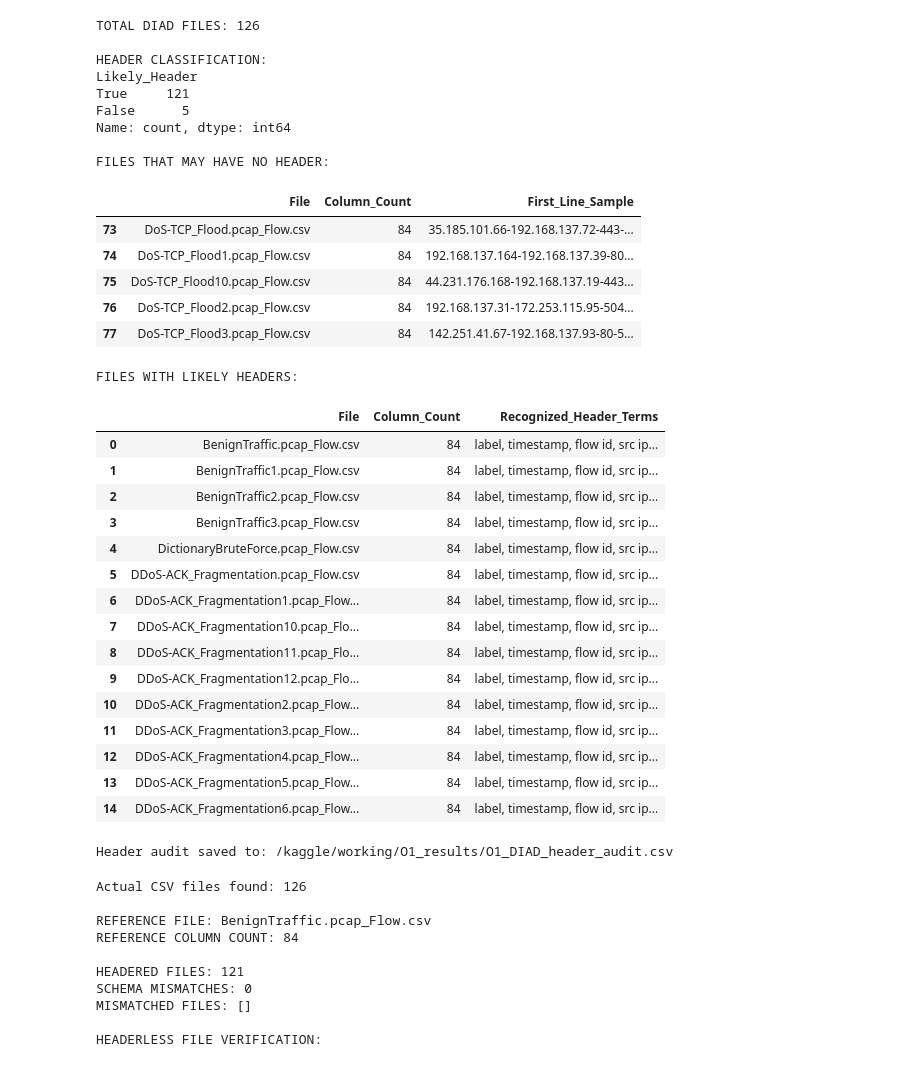
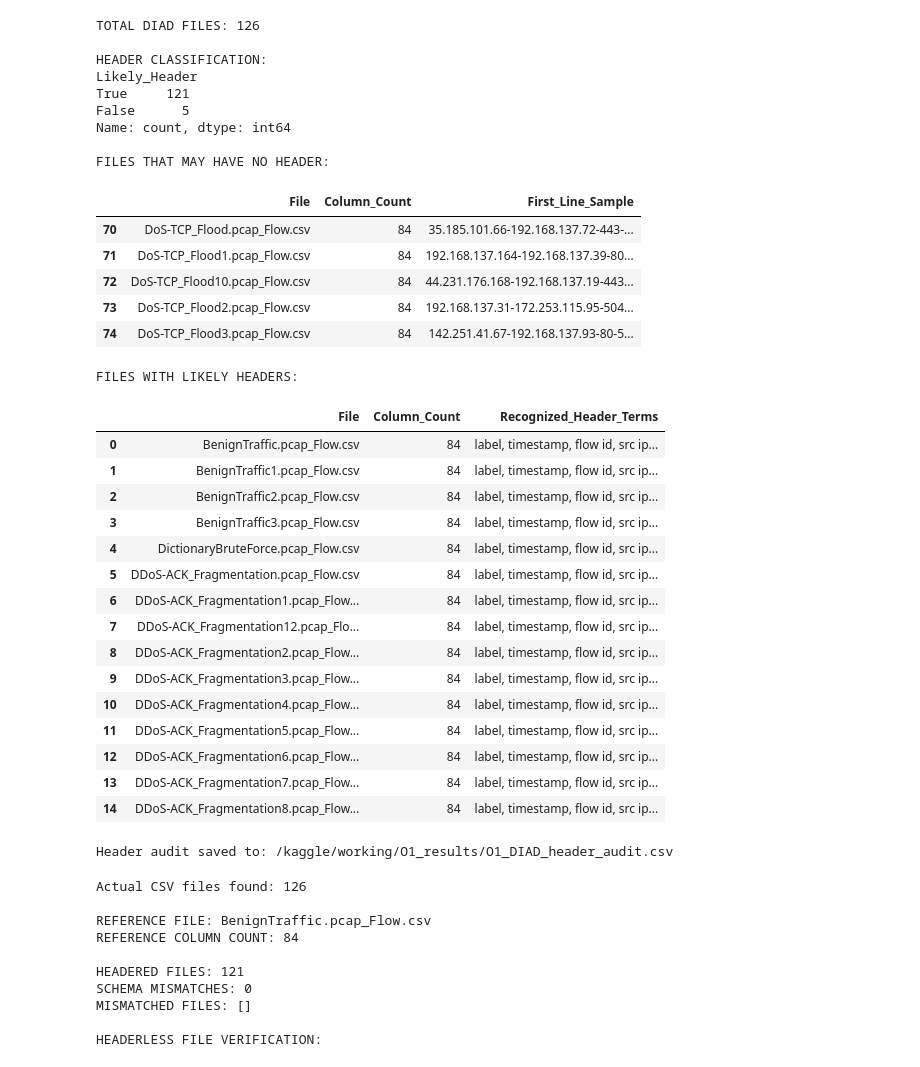
Before and after one commit to aendris18/connect-the-dots, a Jupyter notebook: iot-intrusion-2.ipynb, the cells around one changed output. Drawn from its saved outputs; the diff is of its cells as text; code cells hidden in the pictures.

```diff
--- a/iot-intrusion-2.ipynb
+++ b/iot-intrusion-2.ipynb
@@ -56,7 +56,7 @@ import numpy as np
 # 1. DATASET PATHS
 # ------------------------------------------------------------
 
-DIAD_PATH = "/kaggle/input/datasets/aymeneinformatique/cic-diad-new-2024"
+DIAD_PATH = "/kaggle/input/datasets/mostafaaliogab/cic-iot-diad-2024-dataset"
 
 IOT23_PATH = "/kaggle/input/datasets/akashdogra/cic-iot-2023"
 
@@ -507,7 +507,7 @@ import re
 import pandas as pd
 from collections import Counter, defaultdict
 
-DIAD_PATH = "/kaggle/input/datasets/aymeneinformatique/cic-diad-new-2024"
+DIAD_PATH = "/kaggle/input/datasets/mostafaaliogab/cic-iot-diad-2024-dataset"
 
 files = glob.glob(os.path.join(DIAD_PATH, "**", "*.csv"), recursive=True)
 
@@ -572,46 +572,46 @@ display(
     header_audit[header_audit["Likely_Header"] == True][
         ["File", "Column_Count", "Recognized_Header_Terms"]
     ].head(15)
 )
 
 # Save audit
 audit_path = "/kaggle/working/O1_results/O1_DIAD_header_audit.csv"
 header_audit.to_csv(audit_path, index=False)
 
 print("\nHeader audit saved to:", audit_path)
 # %% [output]
 TOTAL DIAD FILES: 126
 
 HEADER CLASSIFICATION:
 Likely_Header
 True     121
 False      5
 Name: count, dtype: int64
 
 FILES THAT MAY HAVE NO HEADER:
 |  | File | Column_Count | First_Line_Sample |
-| 73 | DoS-TCP_Flood.pcap_Flow.csv | 84 | 35.185.101.66-192.168.137.72-443-... |
-| 74 | DoS-TCP_Flood1.pcap_Flow.csv | 84 | 192.168.137.164-192.168.137.39-80... |
-| 75 | DoS-TCP_Flood10.pcap_Flow.csv | 84 | 44.231.176.168-192.168.137.19-443... |
-| 76 | DoS-TCP_Flood2.pcap_Flow.csv | 84 | 192.168.137.31-172.253.115.95-504... |
-| 77 | DoS-TCP_Flood3.pcap_Flow.csv | 84 | 142.251.41.67-192.168.137.93-80-5... |
+| 70 | DoS-TCP_Flood.pcap_Flow.csv | 84 | 35.185.101.66-192.168.137.72-443-... |
+| 71 | DoS-TCP_Flood1.pcap_Flow.csv | 84 | 192.168.137.164-192.168.137.39-80... |
+| 72 | DoS-TCP_Flood10.pcap_Flow.csv | 84 | 44.231.176.168-192.168.137.19-443... |
+| 73 | DoS-TCP_Flood2.pcap_Flow.csv | 84 | 192.168.137.31-172.253.115.95-504... |
+| 74 | DoS-TCP_Flood3.pcap_Flow.csv | 84 | 142.251.41.67-192.168.137.93-80-5... |
 FILES WITH LIKELY HEADERS:
 |  | File | Column_Count | Recognized_Header_Terms |
 | 0 | BenignTraffic.pcap_Flow.csv | 84 | label, timestamp, flow id, src ip... |
 | 1 | BenignTraffic1.pcap_Flow.csv | 84 | label, timestamp, flow id, src ip... |
 | 2 | BenignTraffic2.pcap_Flow.csv | 84 | label, timestamp, flow id, src ip... |
 | 3 | BenignTraffic3.pcap_Flow.csv | 84 | label, timestamp, flow id, src ip... |
 | 4 | DictionaryBruteForce.pcap_Flow.csv | 84 | label, timestamp, flow id, src ip... |
 | 5 | DDoS-ACK_Fragmentation.pcap_Flow.csv | 84 | label, timestamp, flow id, src ip... |
 | 6 | DDoS-ACK_Fragmentation1.pcap_Flow... | 84 | label, timestamp, flow id, src ip... |
-| 7 | DDoS-ACK_Fragmentation10.pcap_Flo... | 84 | label, timestamp, flow id, src ip... |
-| 8 | DDoS-ACK_Fragmentation11.pcap_Flo... | 84 | label, timestamp, flow id, src ip... |
-| 9 | DDoS-ACK_Fragmentation12.pcap_Flo... | 84 | label, timestamp, flow id, src ip... |
-| 10 | DDoS-ACK_Fragmentation2.pcap_Flow... | 84 | label, timestamp, flow id, src ip... |
-| 11 | DDoS-ACK_Fragmentation3.pcap_Flow... | 84 | label, timestamp, flow id, src ip... |
-| 12 | DDoS-ACK_Fragmentation4.pcap_Flow... | 84 | label, timestamp, flow id, src ip... |
-| 13 | DDoS-ACK_Fragmentation5.pcap_Flow... | 84 | label, timestamp, flow id, src ip... |
-| 14 | DDoS-ACK_Fragmentation6.pcap_Flow... | 84 | label, timestamp, flow id, src ip... |
+| 7 | DDoS-ACK_Fragmentation12.pcap_Flo... | 84 | label, timestamp, flow id, src ip... |
+| 8 | DDoS-ACK_Fragmentation2.pcap_Flow... | 84 | label, timestamp, flow id, src ip... |
+| 9 | DDoS-ACK_Fragmentation3.pcap_Flow... | 84 | label, timestamp, flow id, src ip... |
+| 10 | DDoS-ACK_Fragmentation4.pcap_Flow... | 84 | label, timestamp, flow id, src ip... |
+| 11 | DDoS-ACK_Fragmentation5.pcap_Flow... | 84 | label, timestamp, flow id, src ip... |
+| 12 | DDoS-ACK_Fragmentation6.pcap_Flow... | 84 | label, timestamp, flow id, src ip... |
+| 13 | DDoS-ACK_Fragmentation7.pcap_Flow... | 84 | label, timestamp, flow id, src ip... |
+| 14 | DDoS-ACK_Fragmentation8.pcap_Flow... | 84 | label, timestamp, flow id, src ip... |
 Header audit saved to: /kaggle/working/O1_results/O1_DIAD_header_audit.csv
 # %%
 # ============================================================
```
Also changed, not shown: parts of 44 cells of this notebook.
